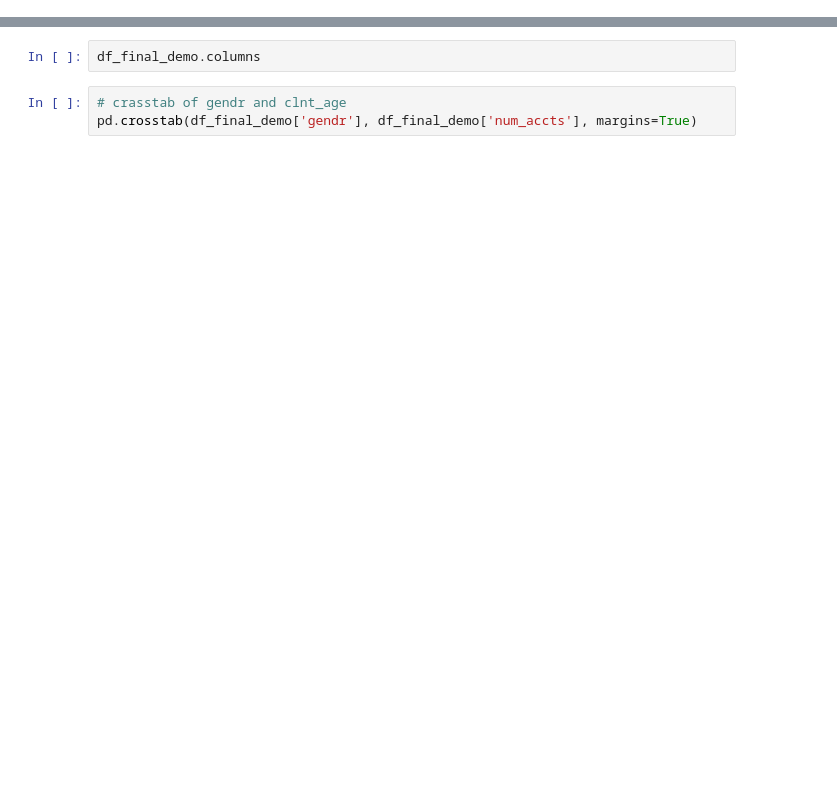
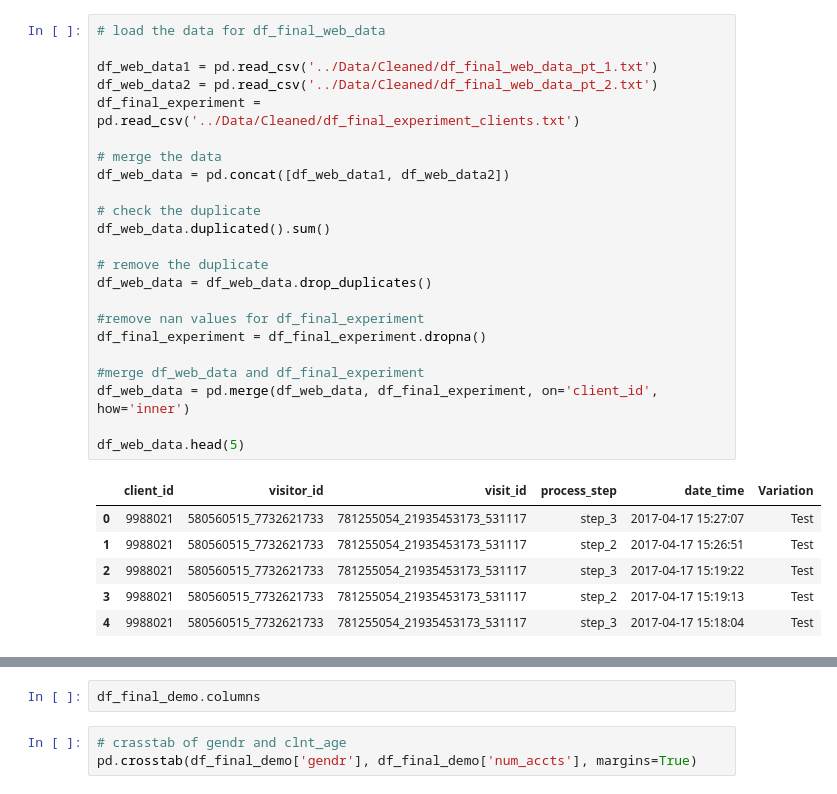
Before and after one commit to MustafaAldabbas/Project-Two-Big, a Jupyter notebook: Notebooks/Dan.ipynb, the cells around one changed output, grey strips where cells are left out. Drawn from its saved outputs; the diff is of its cells as text; blank space fills up the shorter version.

```diff
--- a/Notebooks/Dan.ipynb
+++ b/Notebooks/Dan.ipynb
@@ -147,0 +49,30 @@ list(set(df_final_demo.dtypes.tolist()))
+# %%
+# load the data for df_final_web_data
+
+df_web_data1 = pd.read_csv('../Data/Cleaned/df_final_web_data_pt_1.txt')
+df_web_data2 = pd.read_csv('../Data/Cleaned/df_final_web_data_pt_2.txt')
+df_final_experiment = pd.read_csv('../Data/Cleaned/df_final_experiment_clients.txt')
+
+# merge the data
+df_web_data = pd.concat([df_web_data1, df_web_data2])
+
+# check the duplicate
+df_web_data.duplicated().sum()
+
+# remove the duplicate
+df_web_data = df_web_data.drop_duplicates()
+
+#remove nan values for df_final_experiment
+df_final_experiment = df_final_experiment.dropna()
+
+#merge df_web_data and df_final_experiment
+df_web_data = pd.merge(df_web_data, df_final_experiment, on='client_id', how='inner')
+
+df_web_data.head(5)
+# %% [output]
+|  | client_id | visitor_id | visit_id | process_step | date_time | Variation |
+| 0 | 9988021 | 580560515_7732621733 | 781255054_21935453173_531117 | step_3 | 2017-04-17 15:27:07 | Test |
+| 1 | 9988021 | 580560515_7732621733 | 781255054_21935453173_531117 | step_2 | 2017-04-17 15:26:51 | Test |
+| 2 | 9988021 | 580560515_7732621733 | 781255054_21935453173_531117 | step_3 | 2017-04-17 15:19:22 | Test |
+| 3 | 9988021 | 580560515_7732621733 | 781255054_21935453173_531117 | step_2 | 2017-04-17 15:19:13 | Test |
+| 4 | 9988021 | 580560515_7732621733 | 781255054_21935453173_531117 | step_3 | 2017-04-17 15:18:04 | Test |
```
Also changed, not shown: parts of 86 cells of this notebook, 2 other files.
